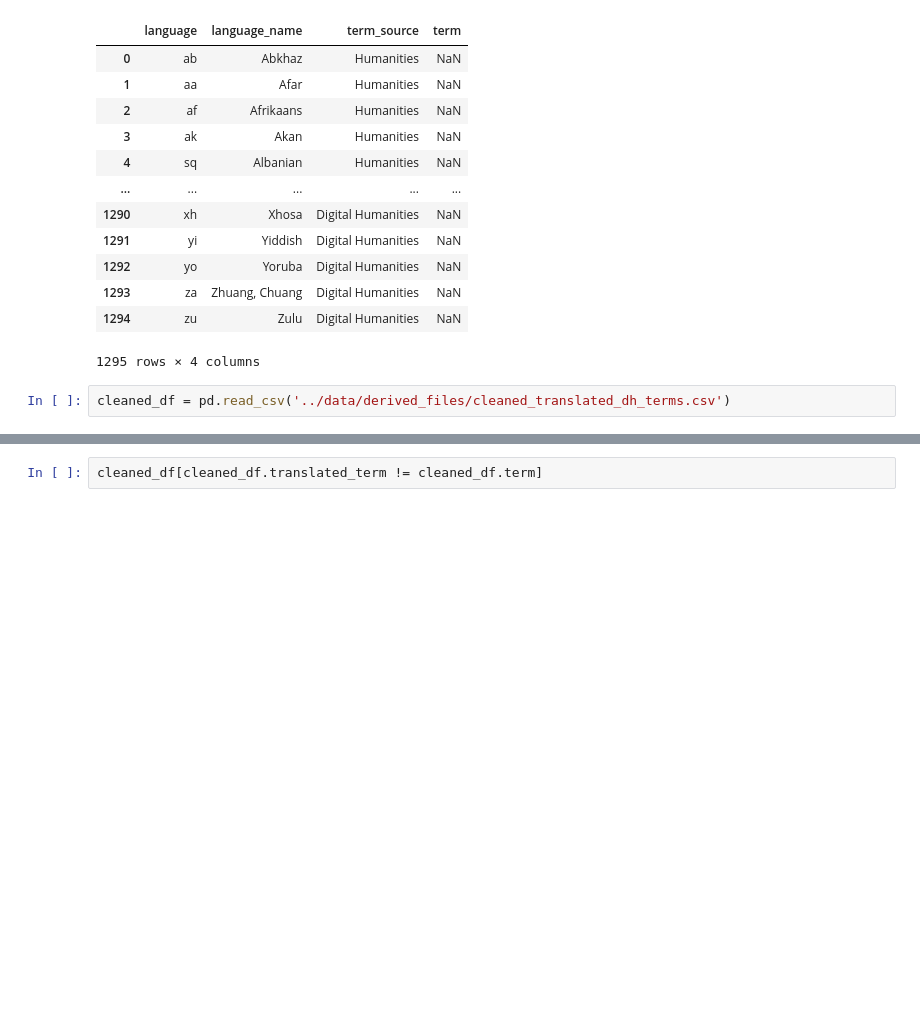
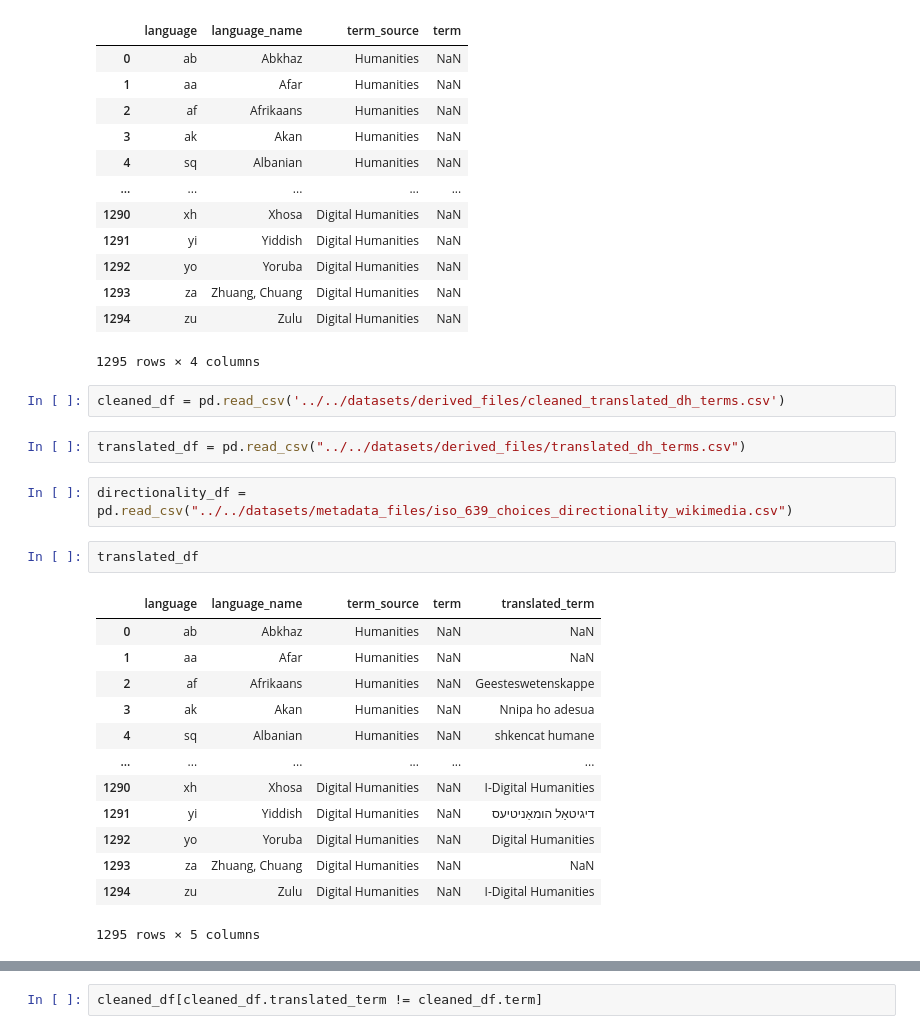
Before and after one commit to CodingDH/searching-for-DH, a Jupyter notebook: data_cleaning_notebooks/SearchQueryCreator.ipynb, the cells around one changed output, grey strips where cells are left out. Drawn from its saved outputs; the diff is of its cells as text; blank space fills up the shorter version.

Commit message:
cleaned generate translations

```diff
--- a/data_cleaning_notebooks/SearchQueryCreator.ipynb
+++ b/data_cleaning_notebooks/SearchQueryCreator.ipynb
@@ -64,4 +64,24 @@ final_df
 | 1294 | zu | Zulu | Digital Humanities | NaN |
 1295 rows × 4 columns
 # %%
-cleaned_df = pd.read_csv('../data/derived_files/cleaned_translated_dh_terms.csv')
+cleaned_df = pd.read_csv('../../datasets/derived_files/cleaned_translated_dh_terms.csv')
+# %%
+translated_df = pd.read_csv("../../datasets/derived_files/translated_dh_terms.csv")
+# %%
+directionality_df = pd.read_csv("../../datasets/metadata_files/iso_639_choices_directionality_wikimedia.csv")
+# %%
+translated_df
+# %% [output]
+|  | language | language_name | term_source | term | translated_term |
+| 0 | ab | Abkhaz | Humanities | NaN | NaN |
+| 1 | aa | Afar | Humanities | NaN | NaN |
+| 2 | af | Afrikaans | Humanities | NaN | Geesteswetenskappe |
+| 3 | ak | Akan | Humanities | NaN | Nnipa ho adesua |
+| 4 | sq | Albanian | Humanities | NaN | shkencat humane |
+| ... | ... | ... | ... | ... | ... |
+| 1290 | xh | Xhosa | Digital Humanities | NaN | I-Digital Humanities |
+| 1291 | yi | Yiddish | Digital Humanities | NaN | דיגיטאַל הומאַניטיעס |
+| 1292 | yo | Yoruba | Digital Humanities | NaN | Digital Humanities |
+| 1293 | za | Zhuang, Chuang | Digital Humanities | NaN | NaN |
+| 1294 | zu | Zulu | Digital Humanities | NaN | I-Digital Humanities |
+1295 rows × 5 columns
```
Also changed, not shown: parts of 6 cells of this notebook, 1 other file.
